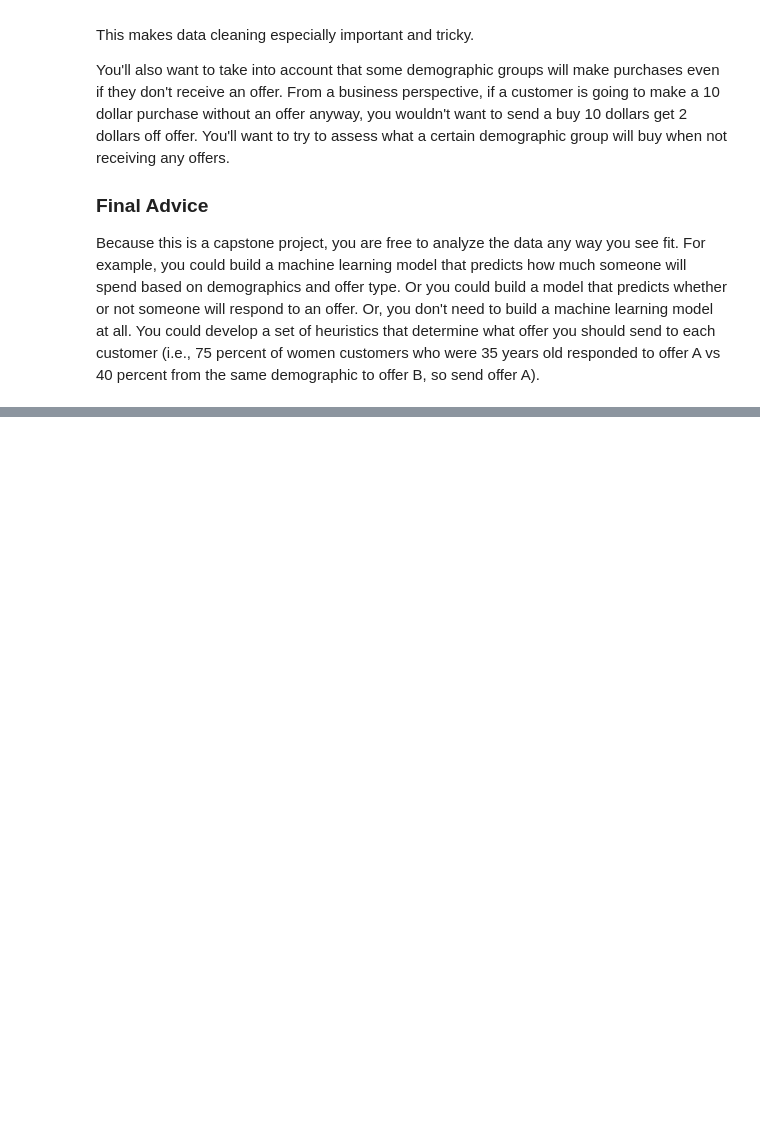
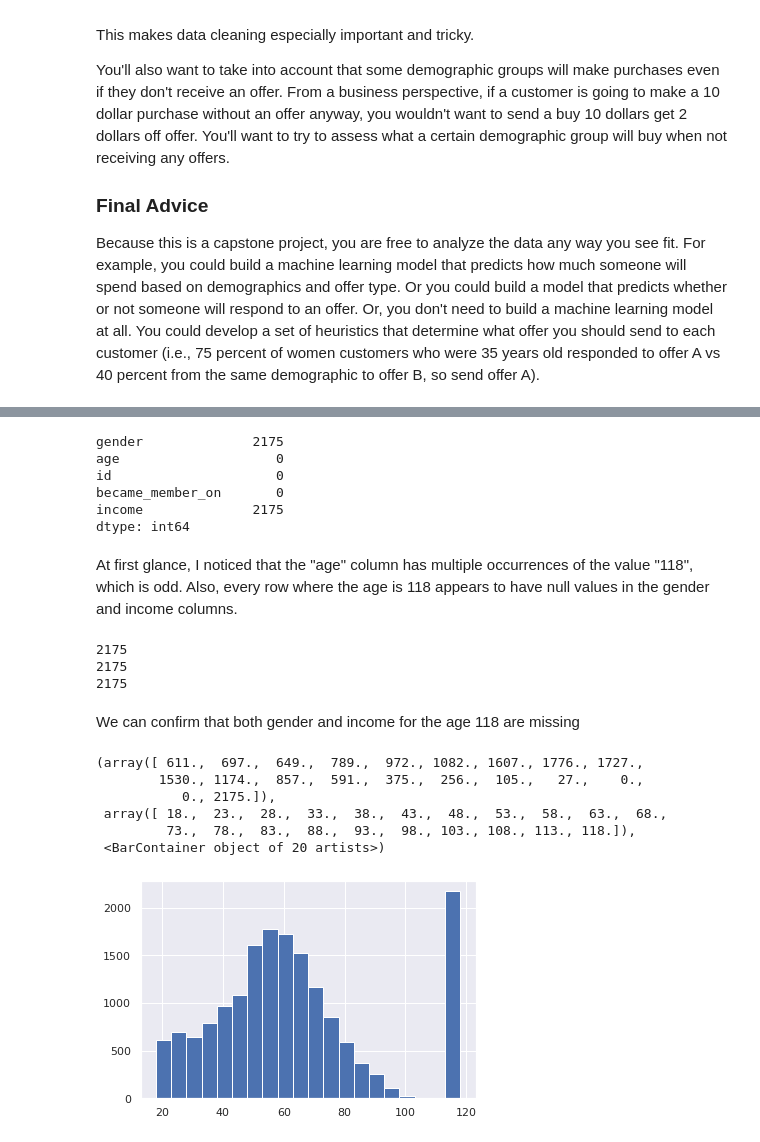
Before and after one commit to jonaletil/starbucks-capstone-project, a Jupyter notebook: Starbucks_Capstone_notebook.ipynb, the cells around one changed output, grey strips where cells are left out. Saved outputs shown, nothing was run; the diff lists cells and outputs as text; code cells hidden in the pictures; blank space fills up the shorter version.

```diff
--- a/Starbucks_Capstone_notebook.ipynb
+++ b/Starbucks_Capstone_notebook.ipynb
@@ -86,0 +215,34 @@ transcript = pd.read_json('data/transcript.json', orient='records', lines=True)
+# %%
+#check for null values
+profile.isnull().sum()
+# %% [output]
+gender              2175
+age                    0
+id                     0
+became_member_on       0
+income              2175
+dtype: int64
+# %% [markdown]
+At first glance, I noticed that the "age" column has multiple occurrences of the value "118", which is odd. Also, every row where the age is 118 appears to have null values in the gender and income columns.
+# %%
+#check null values where age equals 118
+print(profile[profile.age == 118].age.count())
+print(profile[profile.age == 118].income.isnull().sum())
+print(profile[profile.age == 118].gender.isnull().sum())
+# %% [output]
+2175
+2175
+2175
+# %% [markdown]
+We can confirm that both gender and income for the age 118 are missing
+# %%
+# check age distribution
+plt.hist(profile.age, bins = 20)
+# %% [output]
+(array([ 611.,  697.,  649.,  789.,  972., 1082., 1607., 1776., 1727.,
+        1530., 1174.,  857.,  591.,  375.,  256.,  105.,   27.,    0.,
+           0., 2175.]),
+ array([ 18.,  23.,  28.,  33.,  38.,  43.,  48.,  53.,  58.,  63.,  68.,
+         73.,  78.,  83.,  88.,  93.,  98., 103., 108., 113., 118.]),
+ <BarContainer object of 20 artists>)
+[figure, added]
```
Also changed, not shown: parts of 85 cells of this notebook.
